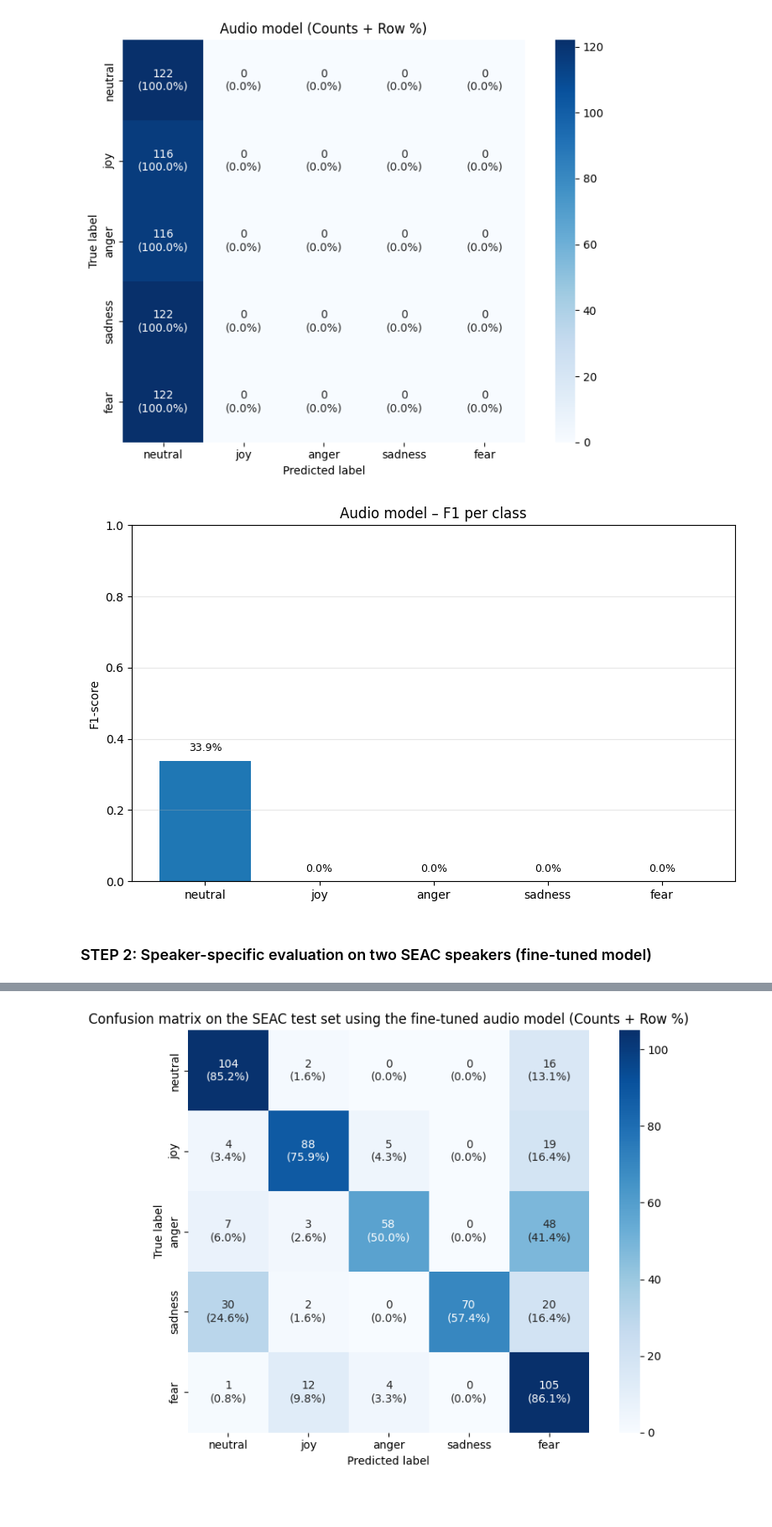
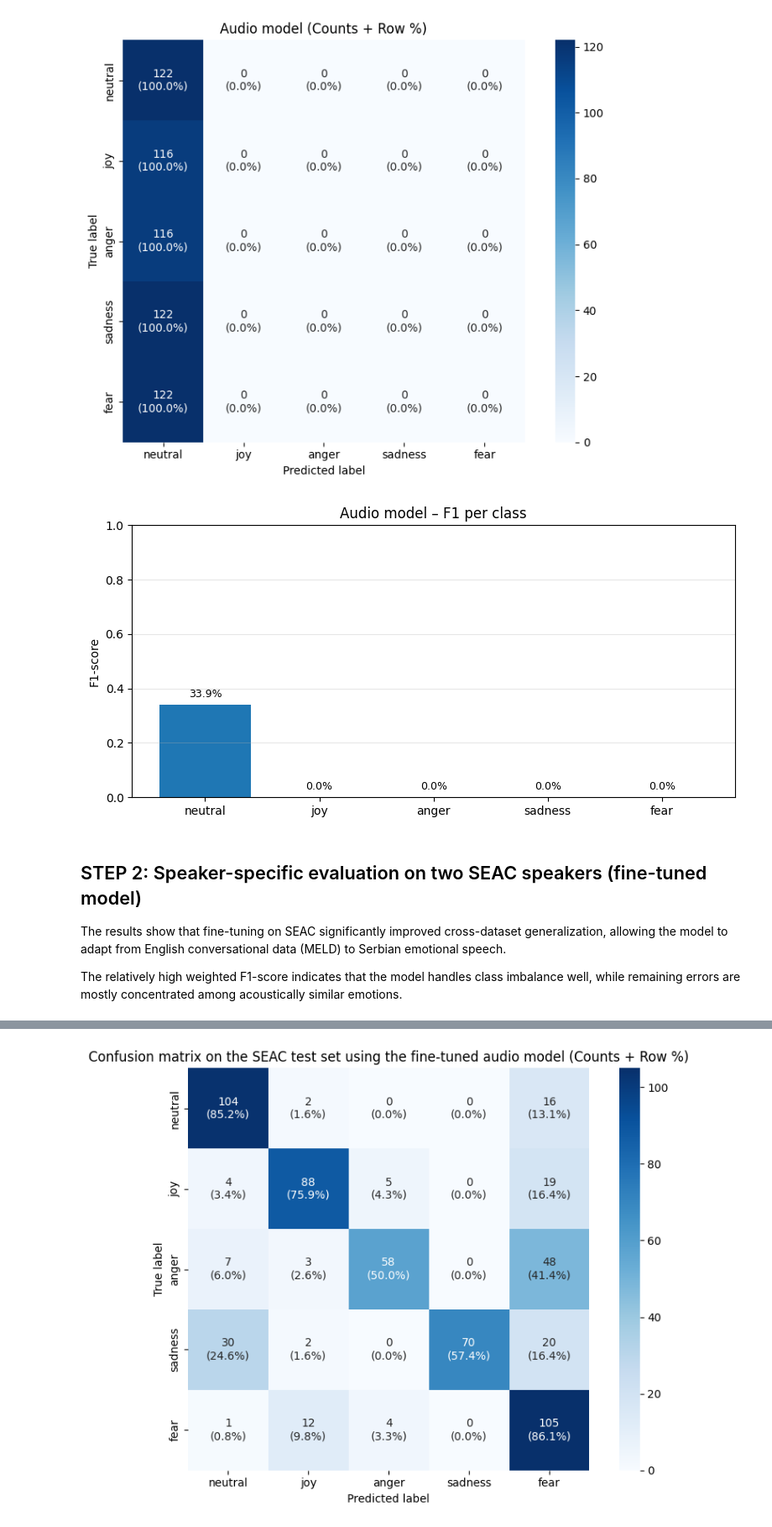
Before and after one commit to PetraMicanovic/multimodal-emotion-recognition, a Jupyter notebook: notebooks/SEAC/01_audio_only_transfer_from_meld.ipynb, the cells around one changed output, grey strips where cells are left out. Shown at 84% size. Cells and saved outputs as stored; diff of their text form; code cells hidden in the pictures; blank space fills up the shorter version.

```diff
--- a/notebooks/SEAC/01_audio_only_transfer_from_meld.ipynb
+++ b/notebooks/SEAC/01_audio_only_transfer_from_meld.ipynb
@@ -743,14 +710,17 @@ plot_confusion_matrix_with_percentages(
 # %%
 plot_f1_per_class(
     y_true,
     y_pred,
-    label_id_to_name=label_id_to_name,
+    label_id_to_name,
     title="Audio model – F1 per class"
 )
 # %% [output]
-[figure, old version]
+[figure, new version]
-# %% [markdown]
-### STEP 2:  Speaker-specific evaluation on two SEAC speakers (fine-tuned model)
+# %% [markdown]
+## STEP 2:  Speaker-specific evaluation on two SEAC speakers (fine-tuned model)
+The results show that fine-tuning on SEAC significantly improved cross-dataset generalization, allowing the model to adapt from English conversational data (MELD) to Serbian emotional speech.
+
+The relatively high weighted F1-score indicates that the model handles class imbalance well, while remaining errors are mostly concentrated among acoustically similar emotions.
 # %%
 acc = accuracy_score(all_targets, all_preds)
 f1 = f1_score(all_targets, all_preds, average="weighted")
```
Also changed, not shown: parts of 11 cells of this notebook.
